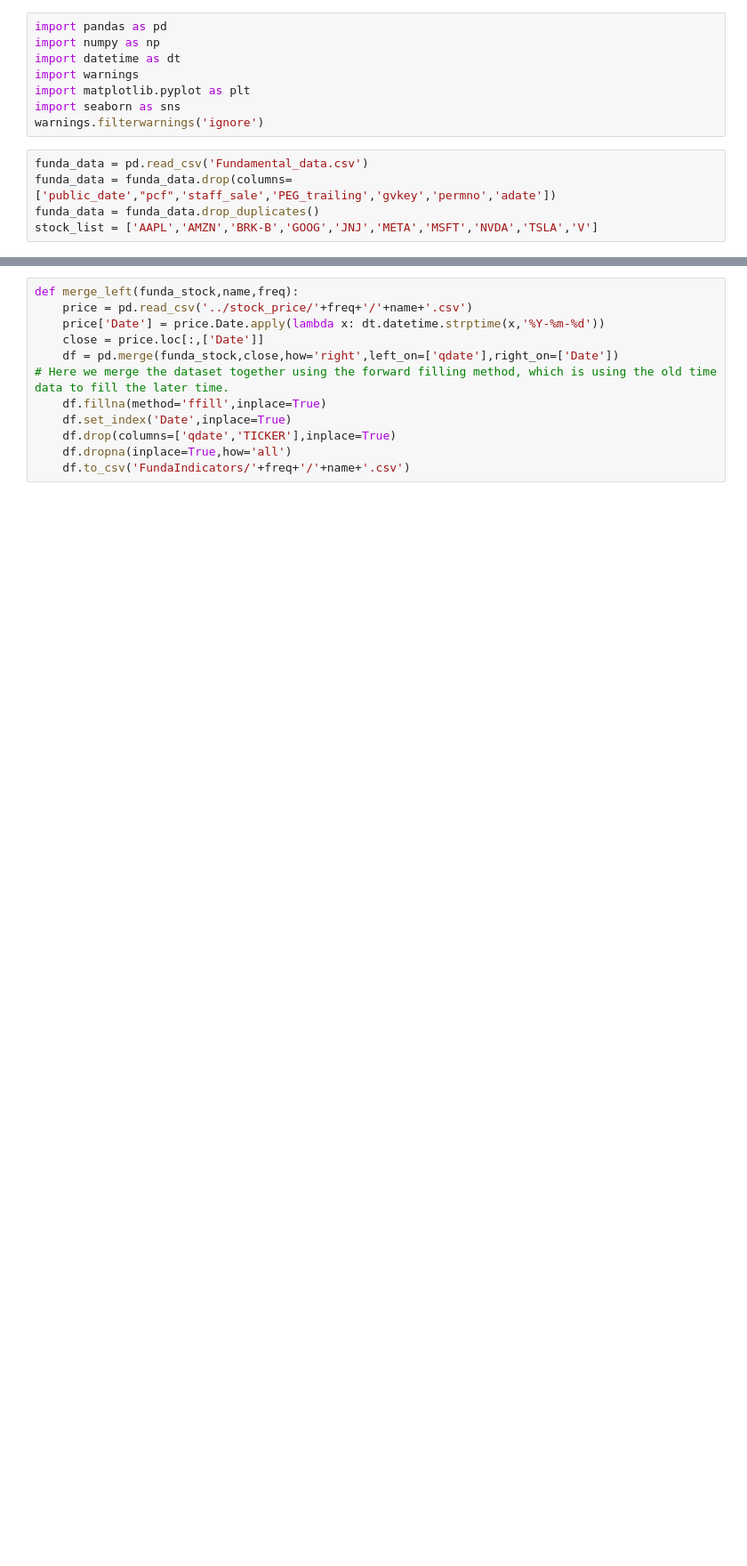
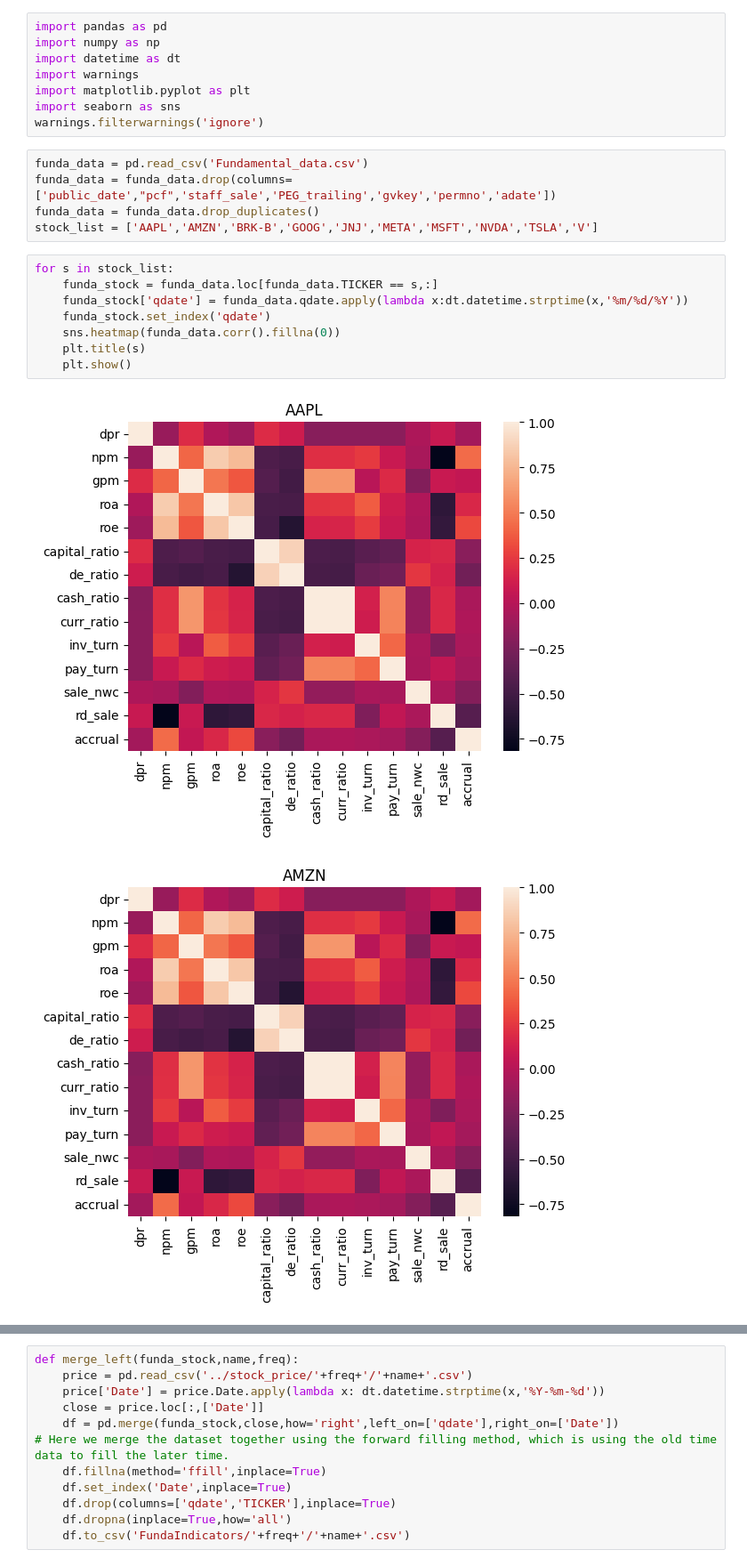
Before and after one commit to ElinorCheng/STA561, a Jupyter notebook: predictors/Funda_collect.ipynb, the cells around one changed output, grey strips where cells are left out. Shown at 89% size. Drawn from its saved outputs; the diff is of its cells as text; blank space fills up the shorter version.

```diff
--- a/predictors/Funda_collect.ipynb
+++ b/predictors/Funda_collect.ipynb
@@ -11,3 +11,14 @@ funda_data = pd.read_csv('Fundamental_data.csv')
 funda_data = funda_data.drop(columns=['public_date',"pcf",'staff_sale','PEG_trailing','gvkey','permno','adate'])
 funda_data = funda_data.drop_duplicates()
 stock_list = ['AAPL','AMZN','BRK-B','GOOG','JNJ','META','MSFT','NVDA','TSLA','V']
+# %%
+for s in stock_list:
+    funda_stock = funda_data.loc[funda_data.TICKER == s,:]
+    funda_stock['qdate'] = funda_data.qdate.apply(lambda x:dt.datetime.strptime(x,'%m/%d/%Y'))
+    funda_stock.set_index('qdate')
+    sns.heatmap(funda_data.corr().fillna(0))
+    plt.title(s)
+    plt.show()
+# %% [output]
+[figure, added]
+[figure, added]
```
Also changed, not shown: parts of 1 cell of this notebook, 1 other file.
